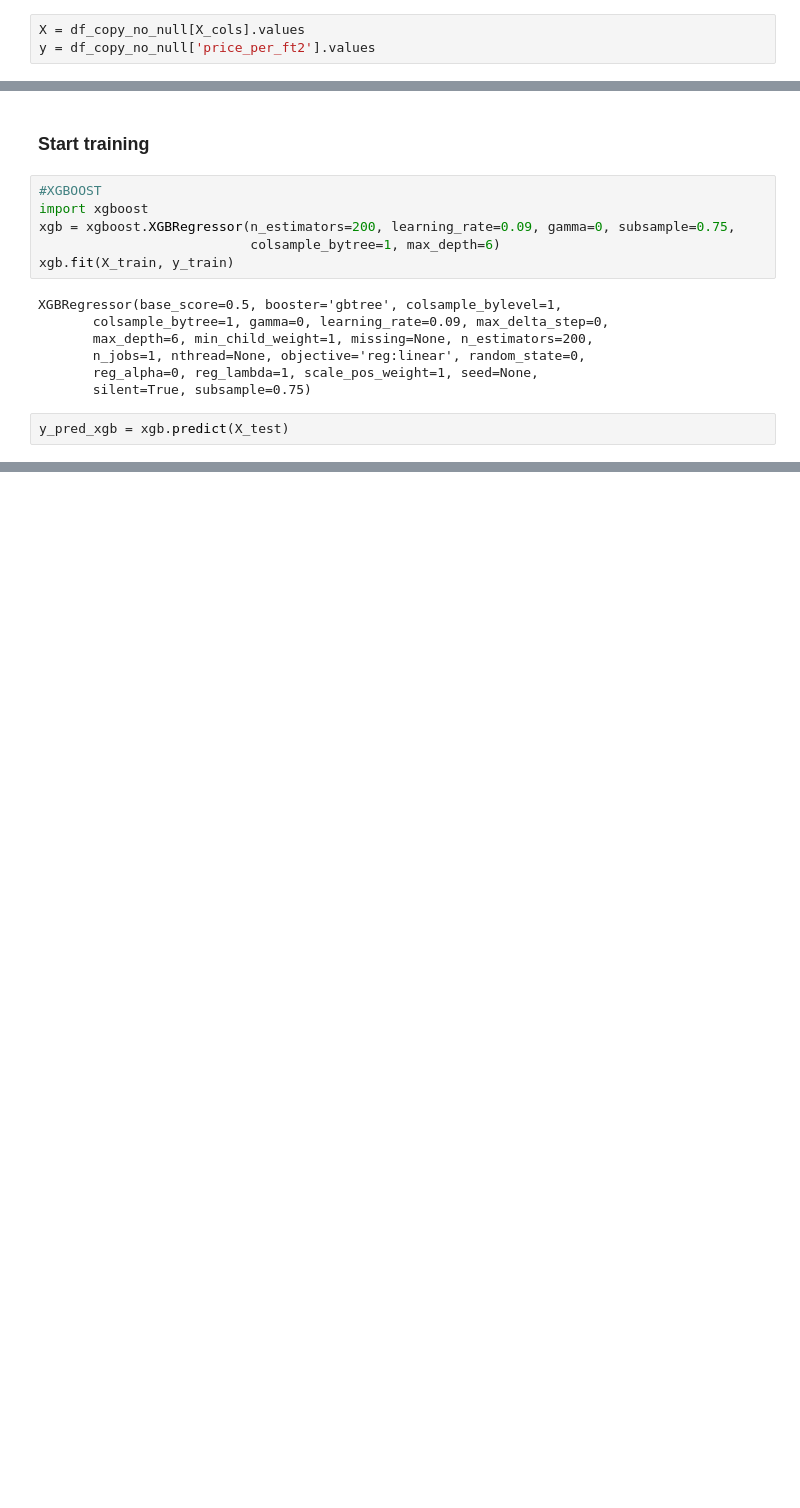
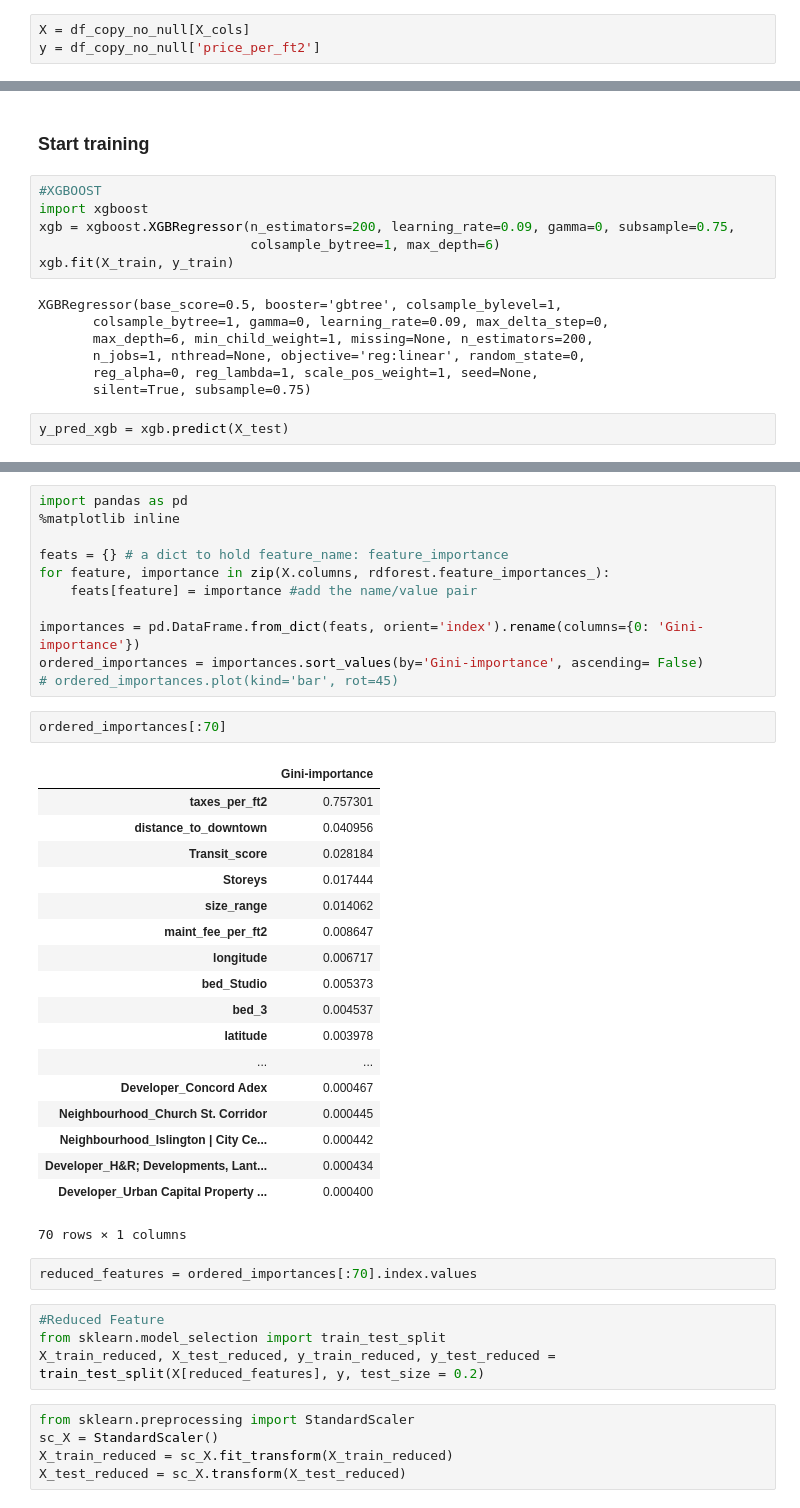
Before and after one commit to rogsx/condo_price_prediction, a Jupyter notebook: notebooks/Model.ipynb, the cells around one changed output, grey strips where cells are left out. Drawn from its saved outputs; the diff is of its cells as text; blank space fills up the shorter version.

```diff
--- a/notebooks/Model.ipynb
+++ b/notebooks/Model.ipynb
@@ -946,6 +971,6 @@ df_copy_no_null = df_copy.dropna(subset = ['Storeys', 'Transit_score', 'floor_ra
 # %%
-X = df_copy_no_null[X_cols].values
-y = df_copy_no_null['price_per_ft2'].values
+X = df_copy_no_null[X_cols]
+y = df_copy_no_null['price_per_ft2']
 # %%
 X_cols.append('price_per_ft2')
 model_input = df_copy_no_null[X_cols]
@@ -1093,0 +1134,43 @@ search.cv_results_
+# %%
+import pandas as pd
+%matplotlib inline
+
+feats = {} # a dict to hold feature_name: feature_importance
+for feature, importance in zip(X.columns, rdforest.feature_importances_):
+    feats[feature] = importance #add the name/value pair
+
+importances = pd.DataFrame.from_dict(feats, orient='index').rename(columns={0: 'Gini-importance'})
+ordered_importances = importances.sort_values(by='Gini-importance', ascending= False)
+# ordered_importances.plot(kind='bar', rot=45)
+# %%
+ordered_importances[:70]
+# %% [output]
+|  | Gini-importance |
+| taxes_per_ft2 | 0.757301 |
+| distance_to_downtown | 0.040956 |
+| Transit_score | 0.028184 |
+| Storeys | 0.017444 |
+| size_range | 0.014062 |
+| maint_fee_per_ft2 | 0.008647 |
+| longitude | 0.006717 |
+| bed_Studio | 0.005373 |
+| bed_3 | 0.004537 |
+| latitude | 0.003978 |
+| ... | ... |
+| Developer_Concord Adex | 0.000467 |
+| Neighbourhood_Church St. Corridor | 0.000445 |
+| Neighbourhood_Islington | City Ce... | 0.000442 |
+| Developer_H&R; Developments, Lant... | 0.000434 |
+| Developer_Urban Capital Property ... | 0.000400 |
+70 rows × 1 columns
+# %%
+reduced_features = ordered_importances[:70].index.values
+# %%
+#Reduced Feature
+from sklearn.model_selection import train_test_split
+X_train_reduced, X_test_reduced, y_train_reduced, y_test_reduced = train_test_split(X[reduced_features], y, test_size = 0.2)
+# %%
+from sklearn.preprocessing import StandardScaler
+sc_X = StandardScaler()
+X_train_reduced = sc_X.fit_transform(X_train_reduced)
+X_test_reduced = sc_X.transform(X_test_reduced)
```
Also changed, not shown: parts of 52 cells of this notebook, 1 other file.
